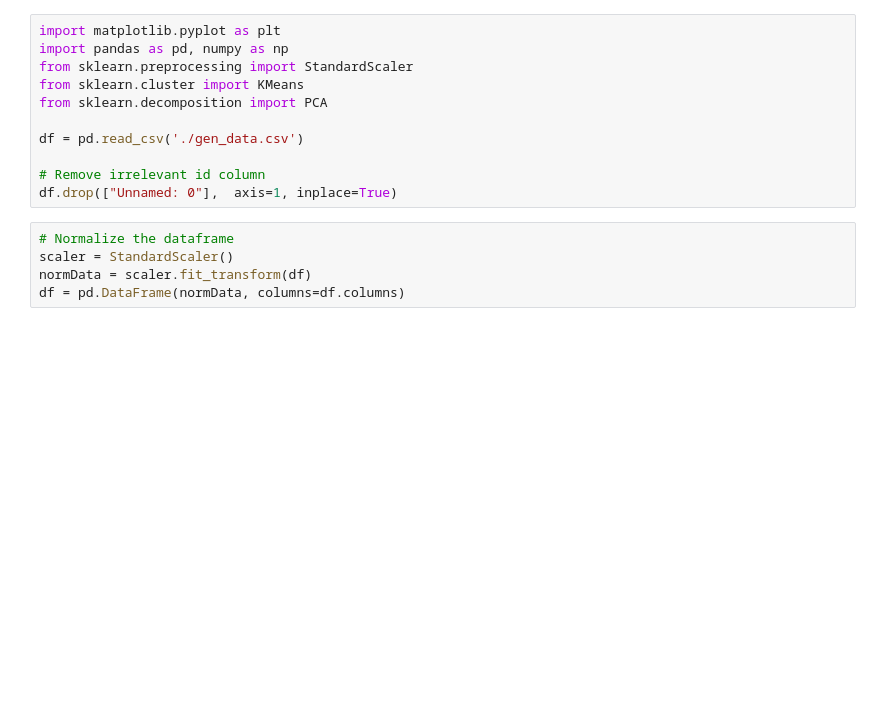
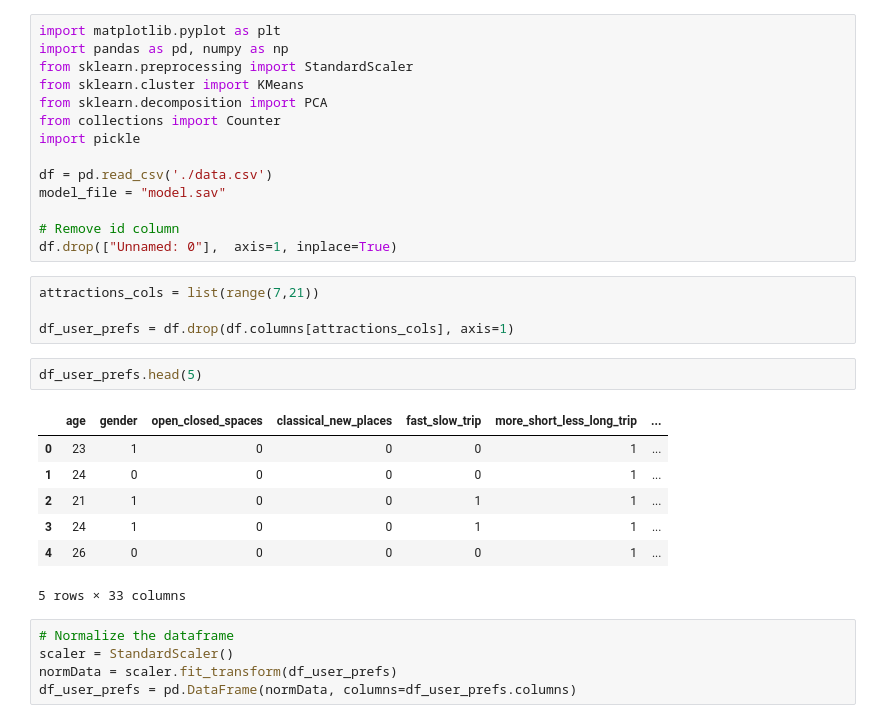
Before and after one commit to wonderplan/recommendation-service, a Jupyter notebook: ML Model.ipynb, the cells around one changed output. Saved outputs shown, nothing was run; the diff lists cells and outputs as text; blank space fills up the shorter version.

```diff
--- a/ML Model.ipynb
+++ b/ML Model.ipynb
@@ -6,14 +4,31 @@ import pandas as pd, numpy as np
 from sklearn.preprocessing import StandardScaler
 from sklearn.cluster import KMeans
 from sklearn.decomposition import PCA
+from collections import Counter
+import pickle
 
-df = pd.read_csv('./gen_data.csv')
+df = pd.read_csv('./data.csv')
+model_file = "model.sav"
 
-# Remove irrelevant id column
+# Remove id column
 df.drop(["Unnamed: 0"],  axis=1, inplace=True)
+# %%
+attractions_cols = list(range(7,21))
+
+df_user_prefs = df.drop(df.columns[attractions_cols], axis=1)
+# %%
+df_user_prefs.head(5)
+# %% [output]
+|  | age | gender | open_closed_spaces | classical_new_places | fast_slow_trip | more_short_less_long_trip | ... |
+| 0 | 23 | 1 | 0 | 0 | 0 | 1 | ... |
+| 1 | 24 | 0 | 0 | 0 | 0 | 1 | ... |
+| 2 | 21 | 1 | 0 | 0 | 1 | 1 | ... |
+| 3 | 24 | 1 | 0 | 0 | 1 | 1 | ... |
+| 4 | 26 | 0 | 0 | 0 | 0 | 1 | ... |
+5 rows × 33 columns
 # %%
 # Normalize the dataframe
 scaler = StandardScaler()
-normData = scaler.fit_transform(df)
-df = pd.DataFrame(normData, columns=df.columns)
+normData = scaler.fit_transform(df_user_prefs)
+df_user_prefs = pd.DataFrame(normData, columns=df_user_prefs.columns)
 # %%
```
Also changed, not shown: parts of 11 cells of this notebook.
